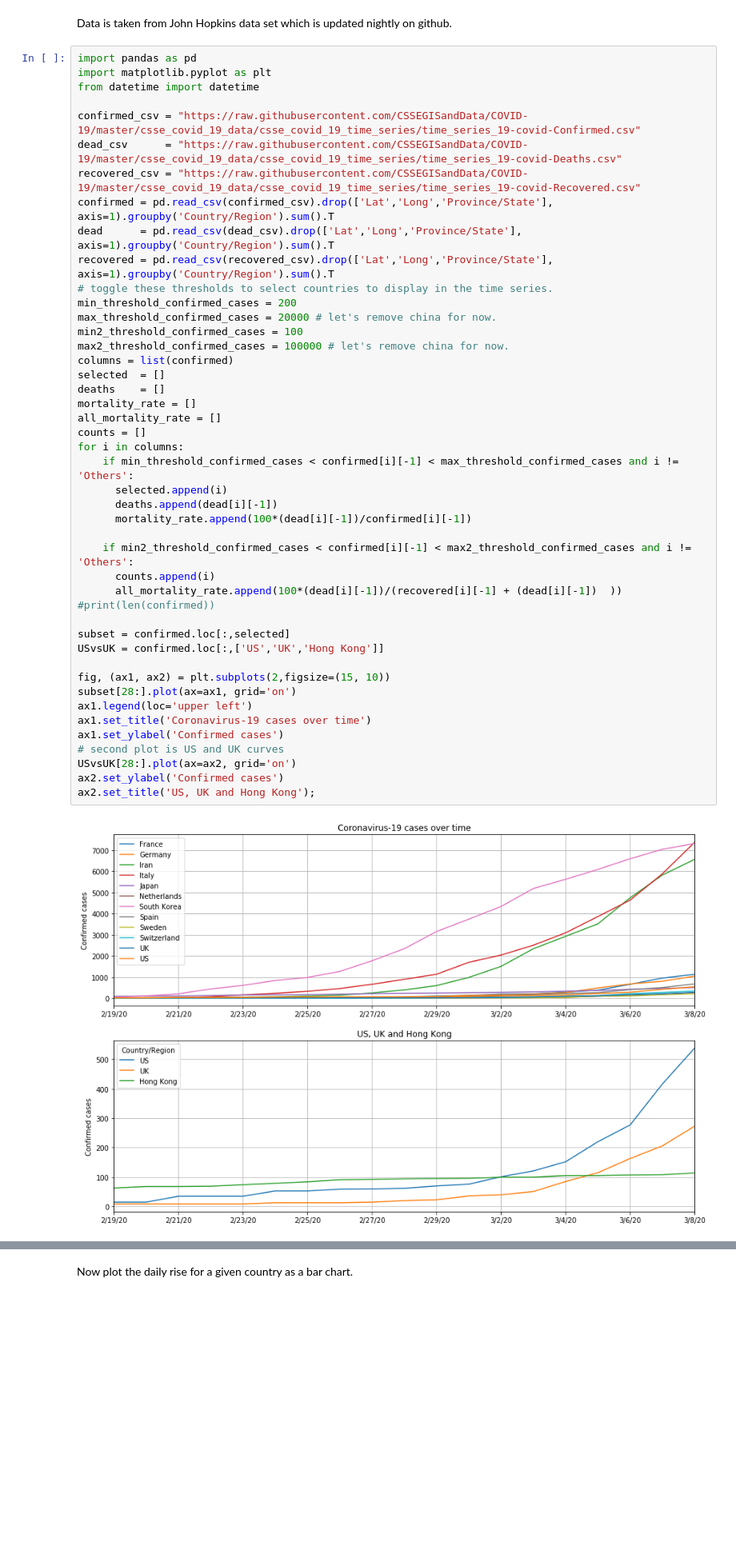
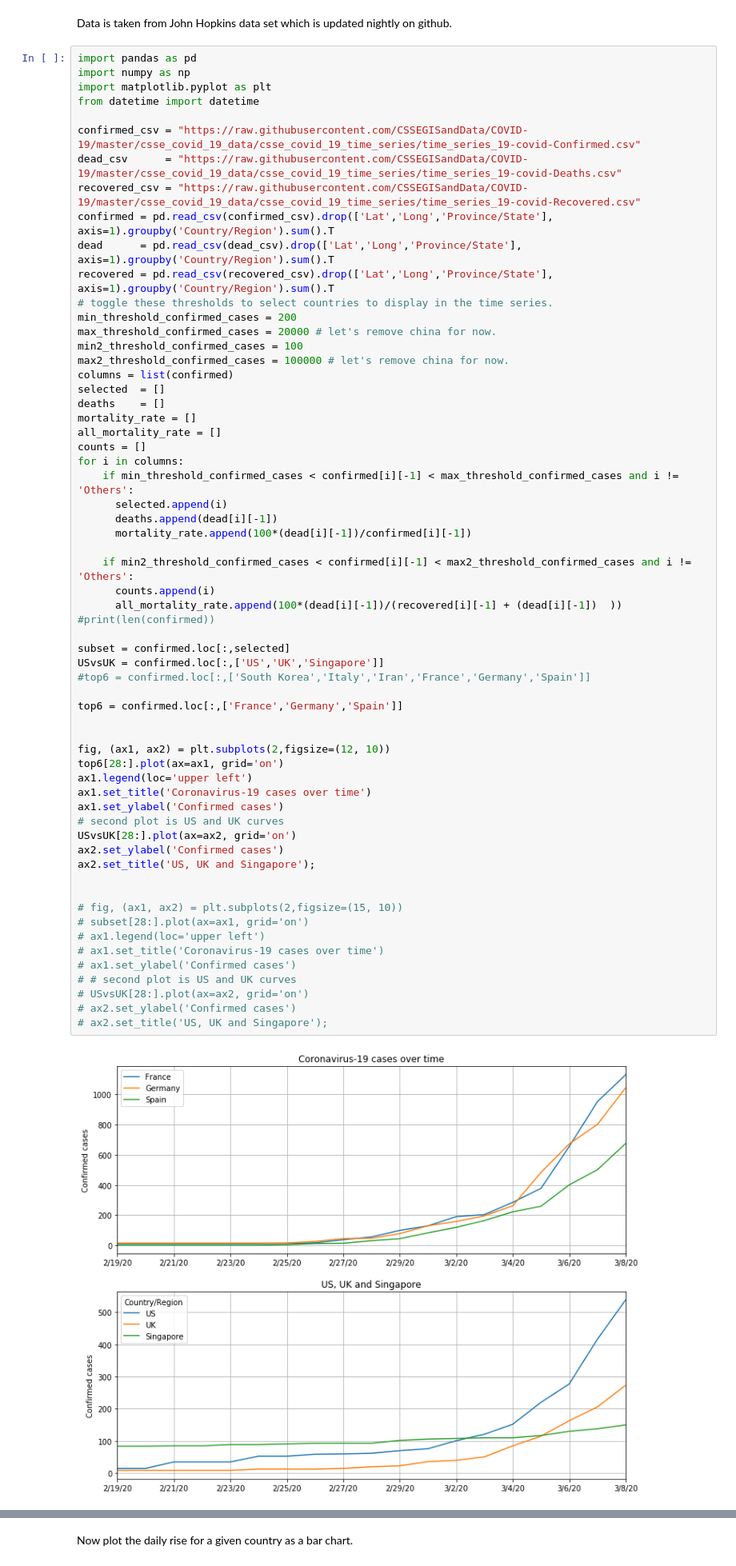
Before and after one commit to JeanRintoul/Covid-19, a Jupyter notebook: Covid.ipynb, the cells around one changed output, grey strips where cells are left out. Shown at 80% size. Drawn from its saved outputs; the diff is of its cells as text; blank space fills up the shorter version.

```diff
--- a/Covid.ipynb
+++ b/Covid.ipynb
@@ -6,6 +10,7 @@
 Data is taken from John Hopkins data set which is updated nightly on github.
 # %%
 import pandas as pd
+import numpy as np
 import matplotlib.pyplot as plt
 from datetime import datetime
 
@@ -19,35 +24,50 @@ recovered = pd.read_csv(recovered_csv).drop(['Lat','Long','Province/State'], axi
 min_threshold_confirmed_cases = 200
 max_threshold_confirmed_cases = 20000 # let's remove china for now.
 min2_threshold_confirmed_cases = 100
 max2_threshold_confirmed_cases = 100000 # let's remove china for now.
 columns = list(confirmed)
 selected  = []
 deaths    = []
 mortality_rate = []
 all_mortality_rate = []
 counts = []
 for i in columns:
     if min_threshold_confirmed_cases < confirmed[i][-1] < max_threshold_confirmed_cases and i != 'Others':
       selected.append(i)
       deaths.append(dead[i][-1])
       mortality_rate.append(100*(dead[i][-1])/confirmed[i][-1])
 
     if min2_threshold_confirmed_cases < confirmed[i][-1] < max2_threshold_confirmed_cases and i != 'Others':
       counts.append(i)
       all_mortality_rate.append(100*(dead[i][-1])/(recovered[i][-1] + (dead[i][-1])  ))
 #print(len(confirmed))
 
 subset = confirmed.loc[:,selected]
-USvsUK = confirmed.loc[:,['US','UK','Hong Kong']]
+USvsUK = confirmed.loc[:,['US','UK','Singapore']]
+#top6 = confirmed.loc[:,['South Korea','Italy','Iran','France','Germany','Spain']]
 
-fig, (ax1, ax2) = plt.subplots(2,figsize=(15, 10))
-subset[28:].plot(ax=ax1, grid='on')
+top6 = confirmed.loc[:,['France','Germany','Spain']]
+
+
+fig, (ax1, ax2) = plt.subplots(2,figsize=(12, 10))
+top6[28:].plot(ax=ax1, grid='on')
 ax1.legend(loc='upper left')
 ax1.set_title('Coronavirus-19 cases over time')
 ax1.set_ylabel('Confirmed cases')
 # second plot is US and UK curves
 USvsUK[28:].plot(ax=ax2, grid='on')
 ax2.set_ylabel('Confirmed cases')
-ax2.set_title('US, UK and Hong Kong');
+ax2.set_title('US, UK and Singapore');
+
+
+# fig, (ax1, ax2) = plt.subplots(2,figsize=(15, 10))
+# subset[28:].plot(ax=ax1, grid='on')
+# ax1.legend(loc='upper left')
+# ax1.set_title('Coronavirus-19 cases over time')
+# ax1.set_ylabel('Confirmed cases')
+# # second plot is US and UK curves
+# USvsUK[28:].plot(ax=ax2, grid='on')
+# ax2.set_ylabel('Confirmed cases')
+# ax2.set_title('US, UK and Singapore');
 # %% [output]
-[figure, old version]
+[figure, new version]
```
Also changed, not shown: parts of 9 cells of this notebook.
